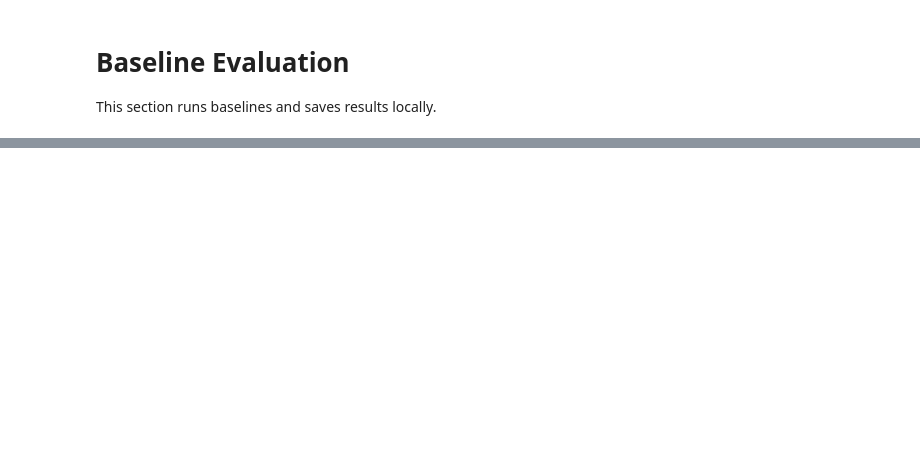
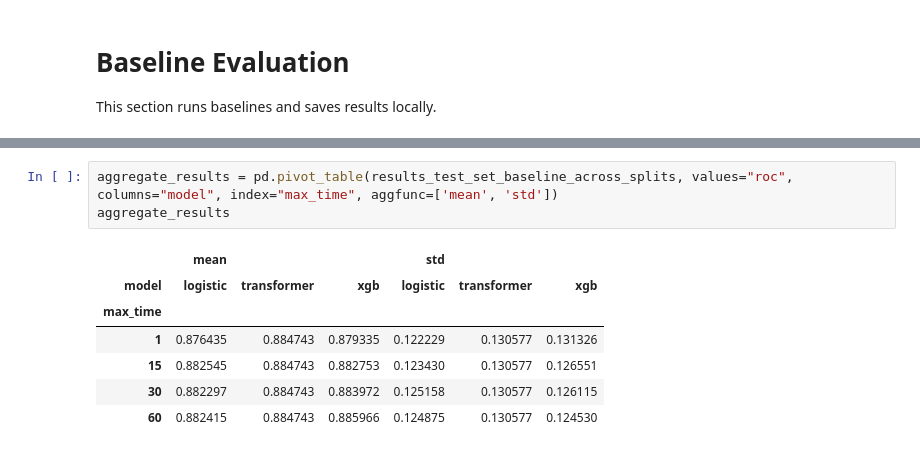
Before and after one commit to microsoft/ticl, a Jupyter notebook: tabpfn/RunFullDatasetAnalyses-mine-paper-clean.ipynb, the cells around one changed output, grey strips where cells are left out. Drawn from its saved outputs; the diff is of its cells as text; blank space fills up the shorter version.

```diff
--- a/tabpfn/RunFullDatasetAnalyses-mine-paper-clean.ipynb
+++ b/tabpfn/RunFullDatasetAnalyses-mine-paper-clean.ipynb
@@ -810,0 +191,11 @@ rename(table[-7:]).round(decimals=3).style.highlight_min(axis = 1, props= 'font-
+# %%
+aggregate_results = pd.pivot_table(results_test_set_baseline_across_splits, values="roc", columns="model", index="max_time", aggfunc=['mean', 'std'])
+aggregate_results
+# %% [output]
+|  | mean |  |  | std |  |  |
+| model | logistic | transformer | xgb | logistic | transformer | xgb |
+| max_time |  |  |  |  |  |  |
+| 1 | 0.876435 | 0.884743 | 0.879335 | 0.122229 | 0.130577 | 0.131326 |
+| 15 | 0.882545 | 0.884743 | 0.882753 | 0.123430 | 0.130577 | 0.126551 |
+| 30 | 0.882297 | 0.884743 | 0.883972 | 0.125158 | 0.130577 | 0.126115 |
+| 60 | 0.882415 | 0.884743 | 0.885966 | 0.124875 | 0.130577 | 0.124530 |
```
Also changed, not shown: parts of 90 cells of this notebook, 2 other files.
